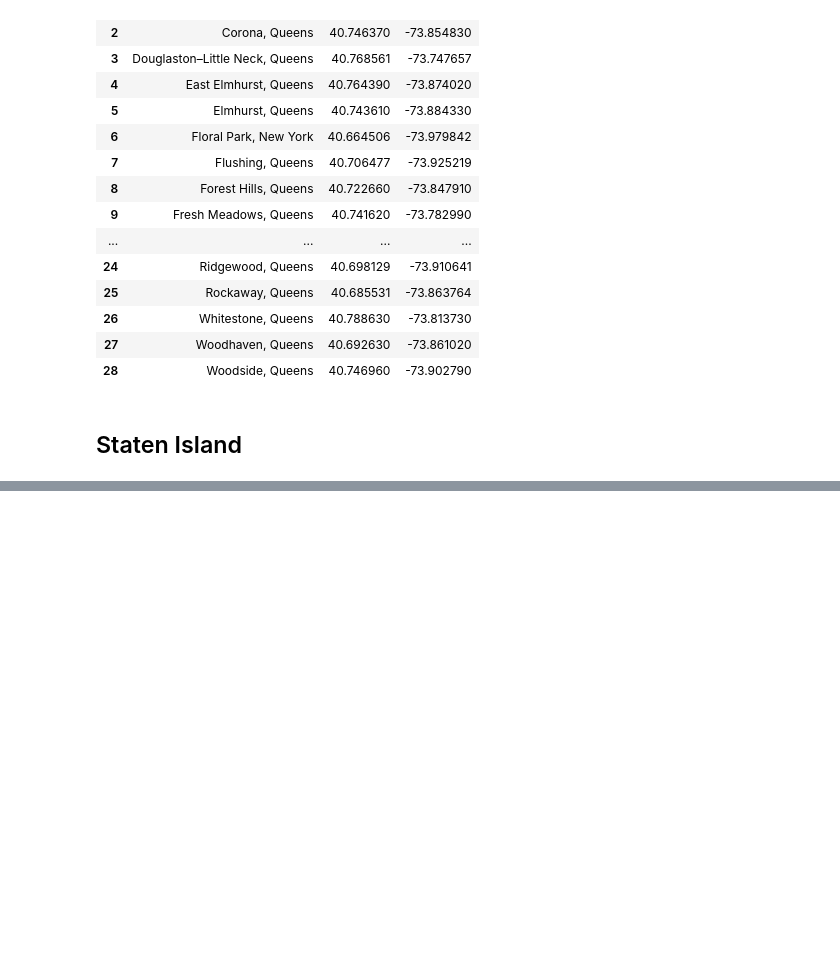
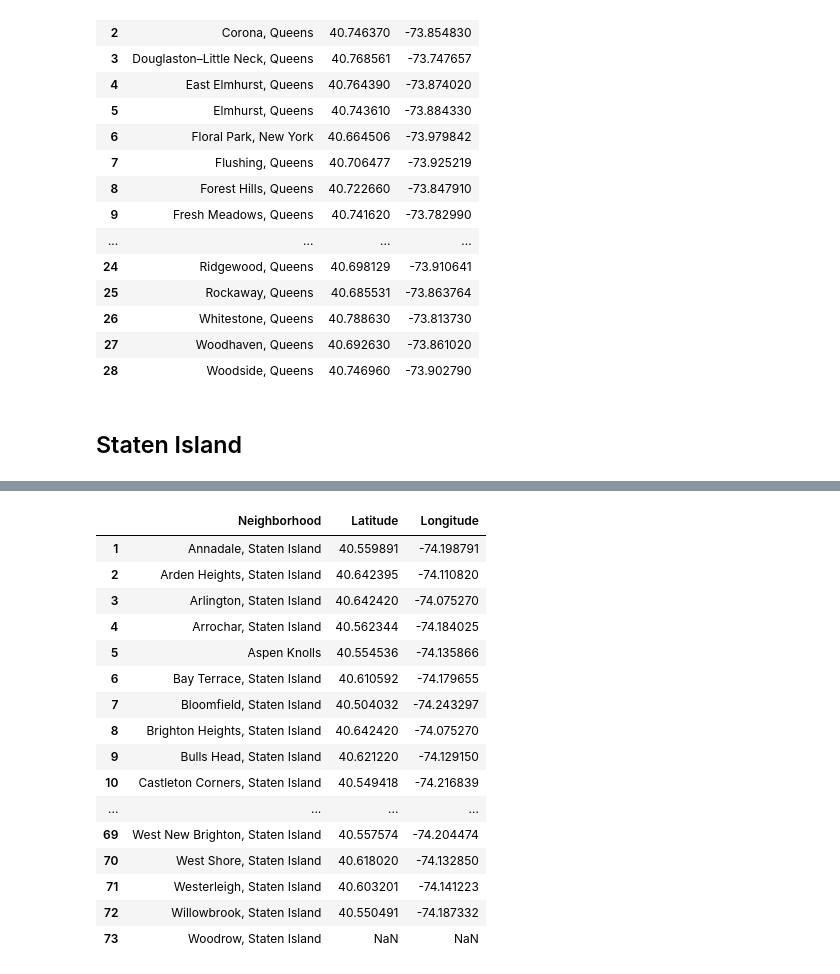
Before and after one commit to ptorres001/nyc_food_deserts, a Jupyter notebook: 05_Final.ipynb, the cells around one changed output, grey strips where cells are left out. Cells and saved outputs as stored; diff of their text form; code cells hidden in the pictures; blank space fills up the shorter version.

```diff
--- a/05_Final.ipynb
+++ b/05_Final.ipynb
@@ -386,6 +396,26 @@ df_coords = pd.DataFrame(coords, columns=['Latitude', 'Longitude'])
 # merge the coordinates into the original dataframe
 si['Latitude'] = df_coords['Latitude']
 si['Longitude'] = df_coords['Longitude']
+# %%
+si
+# %% [output]
+|  | Neighborhood | Latitude | Longitude |
+| 1 | Annadale, Staten Island | 40.559891 | -74.198791 |
+| 2 | Arden Heights, Staten Island | 40.642395 | -74.110820 |
+| 3 | Arlington, Staten Island | 40.642420 | -74.075270 |
+| 4 | Arrochar, Staten Island | 40.562344 | -74.184025 |
+| 5 | Aspen Knolls | 40.554536 | -74.135866 |
+| 6 | Bay Terrace, Staten Island | 40.610592 | -74.179655 |
+| 7 | Bloomfield, Staten Island | 40.504032 | -74.243297 |
+| 8 | Brighton Heights, Staten Island | 40.642420 | -74.075270 |
+| 9 | Bulls Head, Staten Island | 40.621220 | -74.129150 |
+| 10 | Castleton Corners, Staten Island | 40.549418 | -74.216839 |
+| ... | ... | ... | ... |
+| 69 | West New Brighton, Staten Island | 40.557574 | -74.204474 |
+| 70 | West Shore, Staten Island | 40.618020 | -74.132850 |
+| 71 | Westerleigh, Staten Island | 40.603201 | -74.141223 |
+| 72 | Willowbrook, Staten Island | 40.550491 | -74.187332 |
+| 73 | Woodrow, Staten Island | NaN | NaN |
 # %%
 # save the DataFrame as CSV file
 si.to_csv("si_neighborhoods.csv", index=False)
```
Also changed, not shown: parts of 30 cells of this notebook.
